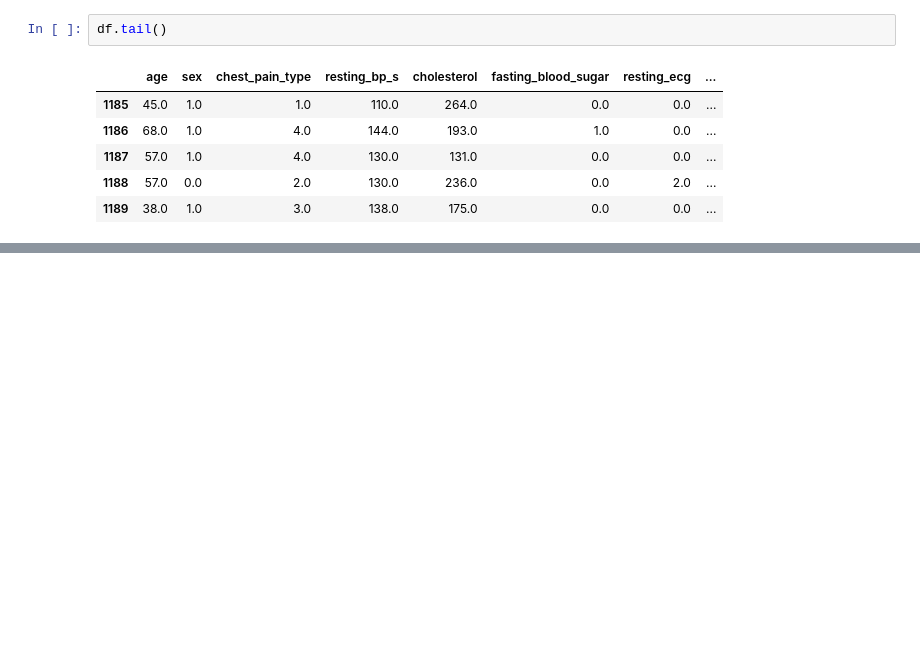
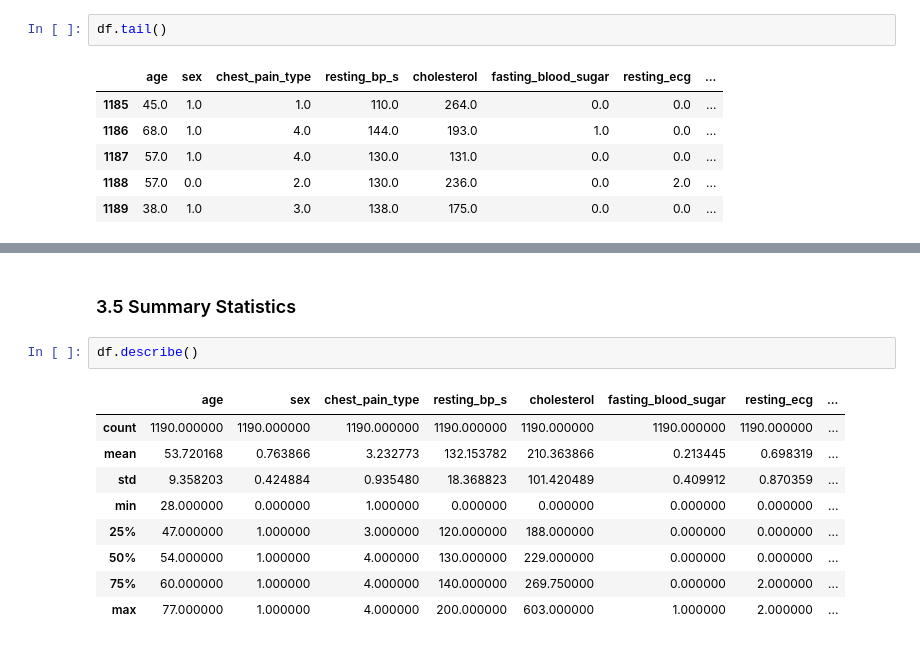
Before and after one commit to Clinton1029/Heart_Failure, a Jupyter notebook: Heart_Failure.ipynb, the cells around one changed output, grey strips where cells are left out. Drawn from its saved outputs; the diff is of its cells as text; blank space fills up the shorter version.

```diff
--- a/Heart_Failure.ipynb
+++ b/Heart_Failure.ipynb
@@ -86,0 +117,14 @@ df.tail()
+# %% [markdown]
+### 3.5 Summary Statistics
+# %%
+df.describe()
+# %% [output]
+|  | age | sex | chest_pain_type | resting_bp_s | cholesterol | fasting_blood_sugar | resting_ecg | ... |
+| count | 1190.000000 | 1190.000000 | 1190.000000 | 1190.000000 | 1190.000000 | 1190.000000 | 1190.000000 | ... |
+| mean | 53.720168 | 0.763866 | 3.232773 | 132.153782 | 210.363866 | 0.213445 | 0.698319 | ... |
+| std | 9.358203 | 0.424884 | 0.935480 | 18.368823 | 101.420489 | 0.409912 | 0.870359 | ... |
+| min | 28.000000 | 0.000000 | 1.000000 | 0.000000 | 0.000000 | 0.000000 | 0.000000 | ... |
+| 25% | 47.000000 | 1.000000 | 3.000000 | 120.000000 | 188.000000 | 0.000000 | 0.000000 | ... |
+| 50% | 54.000000 | 1.000000 | 4.000000 | 130.000000 | 229.000000 | 0.000000 | 0.000000 | ... |
+| 75% | 60.000000 | 1.000000 | 4.000000 | 140.000000 | 269.750000 | 0.000000 | 2.000000 | ... |
+| max | 77.000000 | 1.000000 | 4.000000 | 200.000000 | 603.000000 | 1.000000 | 2.000000 | ... |
```
Also changed, not shown: parts of 10 cells of this notebook.
